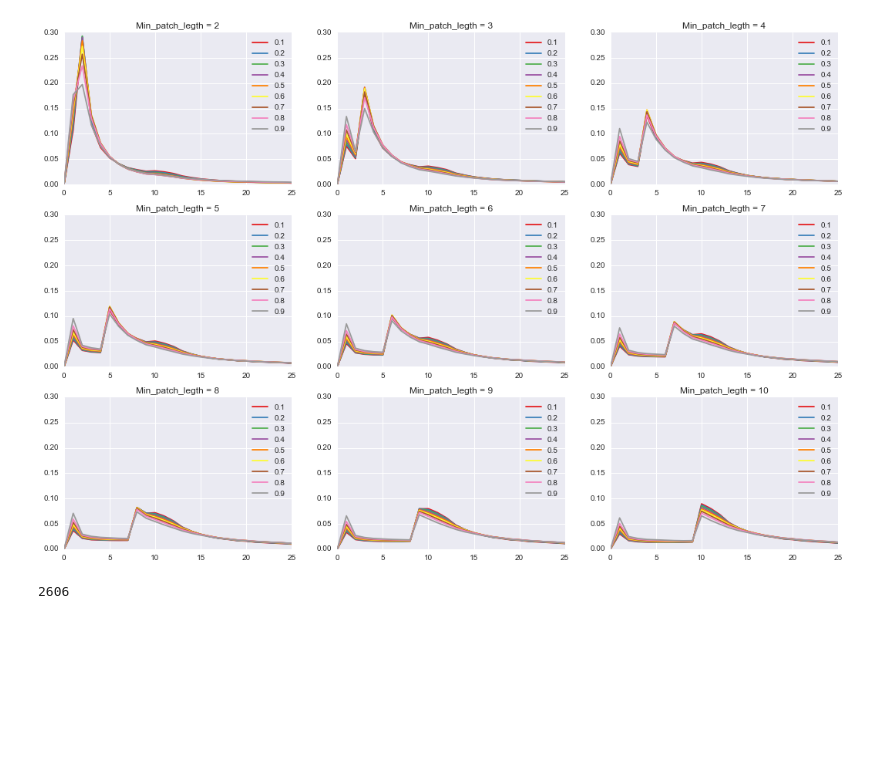
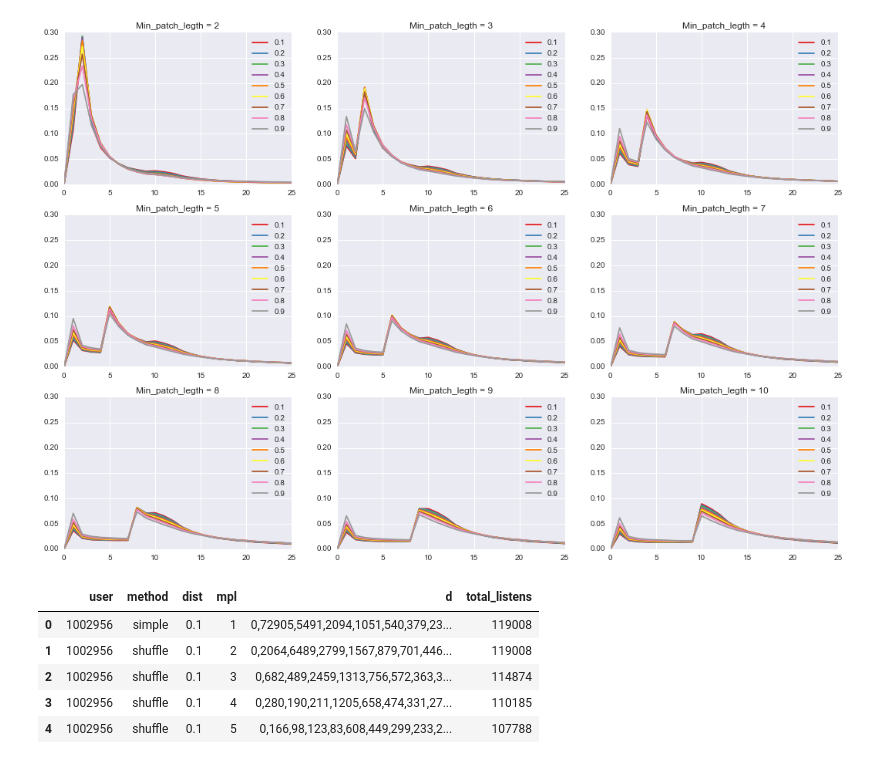
Before and after one commit to jlorince/MusicForaging, a Jupyter notebook: notebooks/result_viz.ipynb, the cells around one changed output. Drawn from its saved outputs; the diff is of its cells as text; code cells hidden in the pictures; blank space fills up the shorter version.

```diff
--- a/notebooks/result_viz.ipynb
+++ b/notebooks/result_viz.ipynb
@@ -47,5 +69,13 @@ for i in xrange(arrmean.shape[1]):
     lower,upper = bootstrap(arrmean[:,i],statistic=np.nanmean,num_samples=1000)
     ci_lower.append(lower)
     ci_upper.append(upper)
+
+ci_lower_ = []
+ci_upper = []
+for i in xrange(arrmean.shape[1]):
+    #lower,upper = ci(arrmean[:,i],statfunction=np.nanmean,n_samples=1000)
+    lower,upper = bootstrap(arrmean[:,i],statistic=np.nanmean,num_samples=1000)
+    ci_lower.append(lower)
+    ci_upper.append(upper)
 # %%
 bins = np.arange(0,1.01,0.01)
@@ -107,6 +154,13 @@ for grp in sorted(shuffle_means.index.levels[1]):
 # %% [output]
 [figure]
-# %%
-len(df['user'].unique())
-# %% [output]
-2606
+# %%
+df['total_listens'] = df.apply(lambda row: sum([i*int(val) for i,val in enumerate(row['d'].split(','))]),axis=1)
+# %%
+df.head()
+# %% [output]
+|  | user | method | dist | mpl | d | total_listens |
+| 0 | 1002956 | simple | 0.1 | 1 | 0,72905,5491,2094,1051,540,379,23... | 119008 |
+| 1 | 1002956 | shuffle | 0.1 | 2 | 0,2064,6489,2799,1567,879,701,446... | 119008 |
+| 2 | 1002956 | shuffle | 0.1 | 3 | 0,682,489,2459,1313,756,572,363,3... | 114874 |
+| 3 | 1002956 | shuffle | 0.1 | 4 | 0,280,190,211,1205,658,474,331,27... | 110185 |
+| 4 | 1002956 | shuffle | 0.1 | 5 | 0,166,98,123,83,608,449,299,233,2... | 107788 |
```
Also changed, not shown: parts of 6 cells of this notebook, 10 other files.
